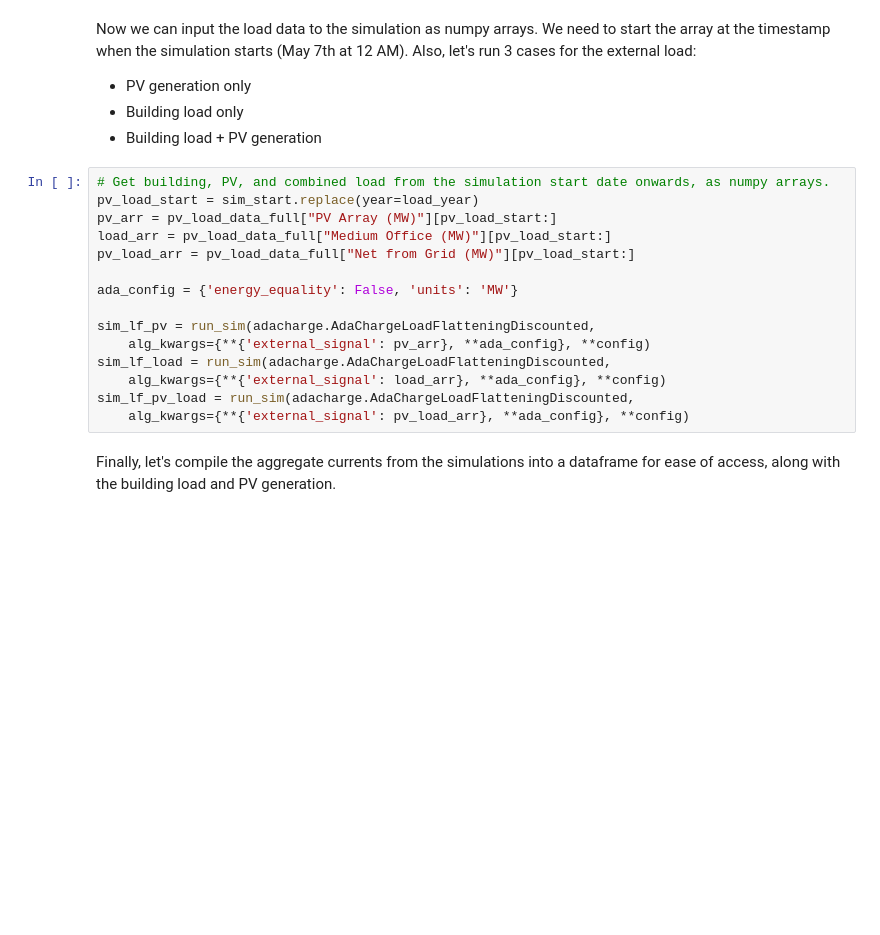
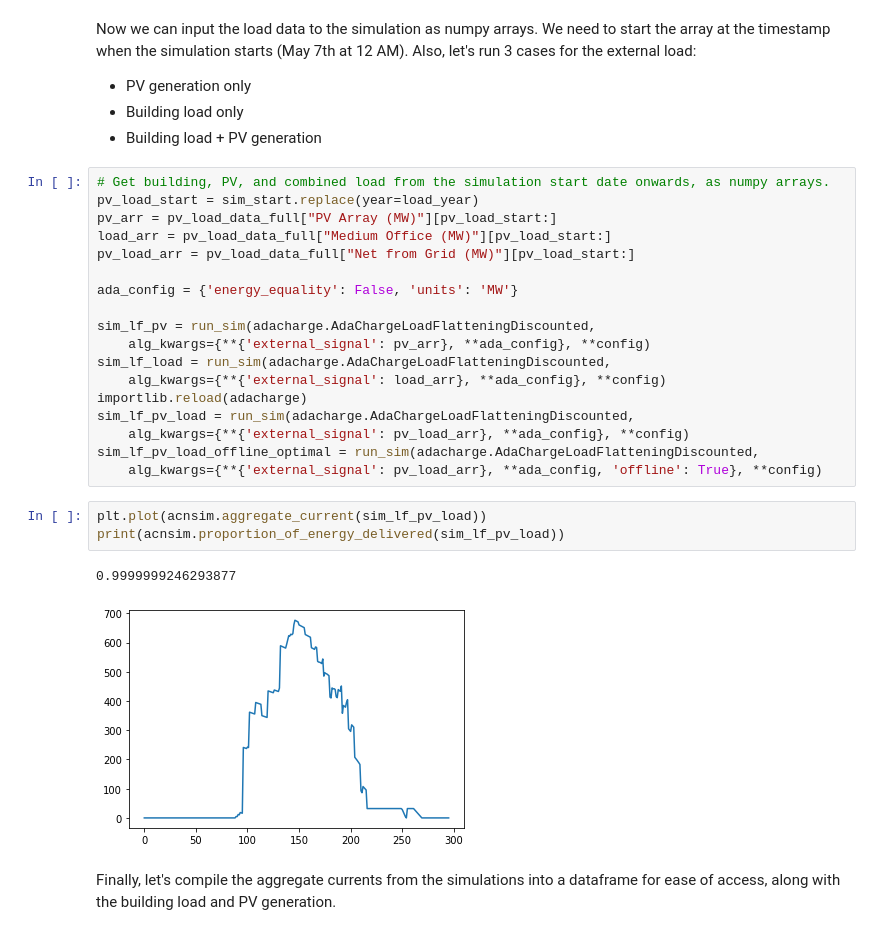
Before and after one commit to zach401/acnportal, a Jupyter notebook: tutorials/grid_cosimulation_pandapower.ipynb, the cells around one changed output. Drawn from its saved outputs; the diff is of its cells as text; blank space fills up the shorter version.

```diff
--- a/tutorials/grid_cosimulation_pandapower.ipynb
+++ b/tutorials/grid_cosimulation_pandapower.ipynb
@@ -265,8 +265,17 @@ sim_lf_pv = run_sim(adacharge.AdaChargeLoadFlatteningDiscounted,
     alg_kwargs={**{'external_signal': pv_arr}, **ada_config}, **config)
 sim_lf_load = run_sim(adacharge.AdaChargeLoadFlatteningDiscounted,
     alg_kwargs={**{'external_signal': load_arr}, **ada_config}, **config)
+importlib.reload(adacharge)
 sim_lf_pv_load = run_sim(adacharge.AdaChargeLoadFlatteningDiscounted,
     alg_kwargs={**{'external_signal': pv_load_arr}, **ada_config}, **config)
+sim_lf_pv_load_offline_optimal = run_sim(adacharge.AdaChargeLoadFlatteningDiscounted,
+    alg_kwargs={**{'external_signal': pv_load_arr}, **ada_config, 'offline': True}, **config)
+# %%
+plt.plot(acnsim.aggregate_current(sim_lf_pv_load))
+print(acnsim.proportion_of_energy_delivered(sim_lf_pv_load))
+# %% [output]
+0.9999999246293877
+[figure, added]
 # %% [markdown]
 Finally, let's compile the aggregate currents from the simulations into a dataframe for ease of access, along with the building load and PV generation.
 # %%
```
Also changed, not shown: parts of 18 cells of this notebook.
